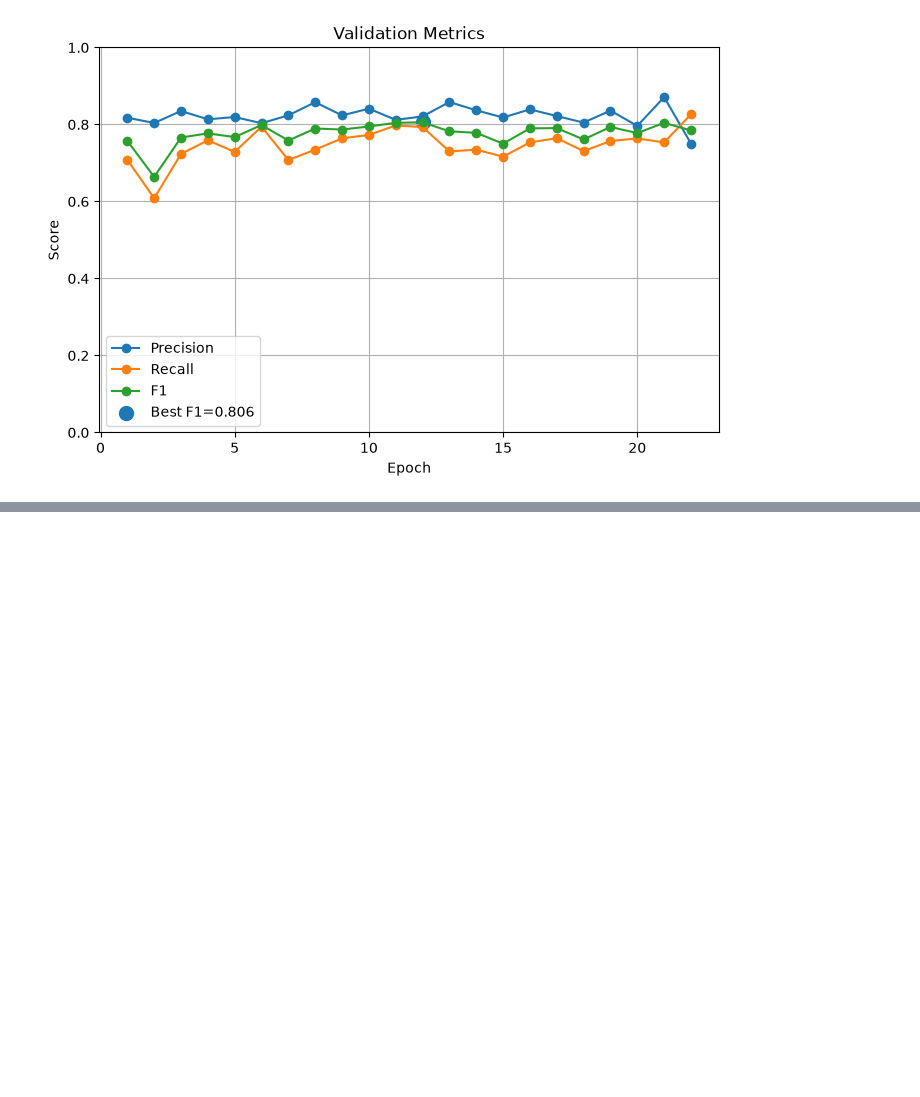
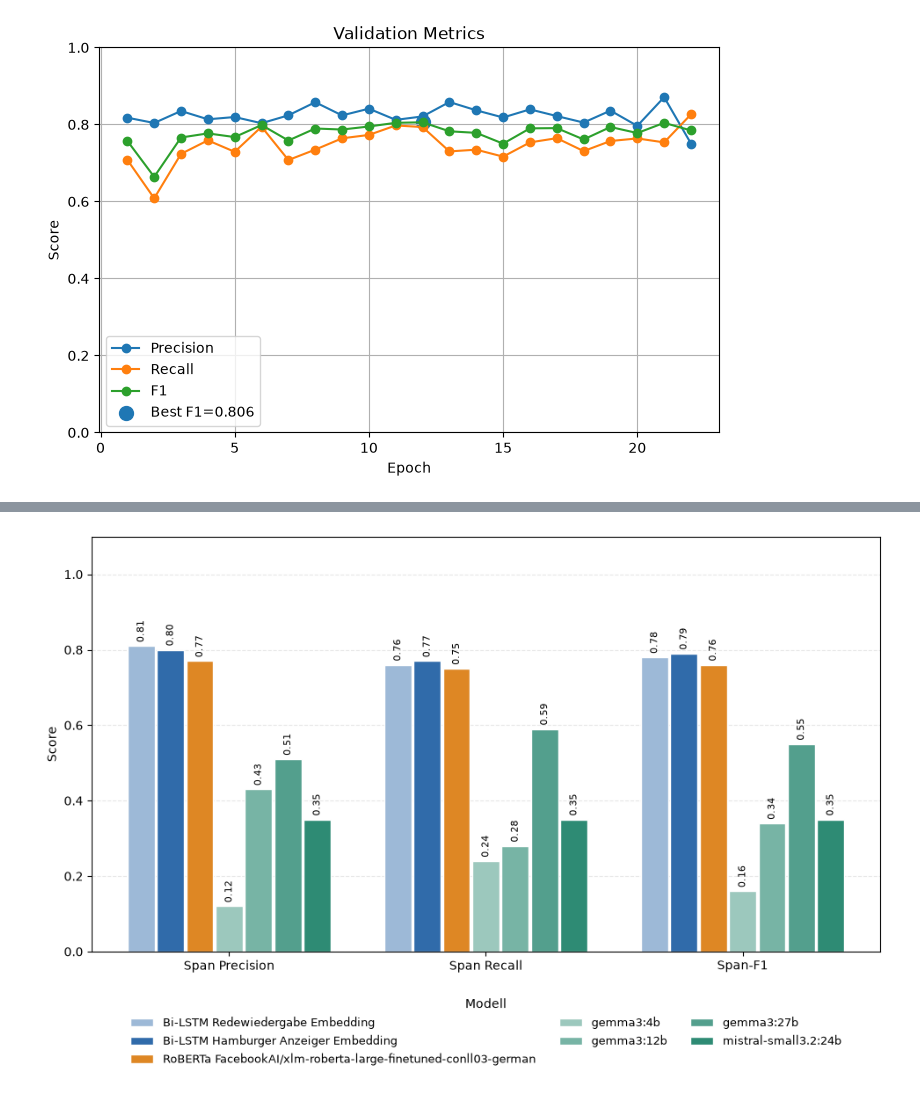
Before and after one commit to kapi1012/spatial_extraction_fairytales, a Jupyter notebook: evaluation/plotting.ipynb, the cells around one changed output, grey strips where cells are left out. Saved outputs shown, nothing was run; the diff lists cells and outputs as text; code cells hidden in the pictures; blank space fills up the shorter version.

Commit message:
plotting metrics

```diff
--- a/evaluation/plotting.ipynb
+++ b/evaluation/plotting.ipynb
@@ -84,0 +123,20 @@ plot_val_metrics(history)
+# %%
+roberta_test_path = Path("../transformer/test_results/2026_10_14-14_46_21_test_results.json")
+
+with roberta_test_path.open("r", encoding="utf-8") as f:
+    roberta_test = json.load(f)
+
+span = roberta_test["test_results"]["span_metrics"]
+
+roberta_test_metrics = {
+    "model": "RoBERTa FacebookAI/xlm-roberta-large-finetuned-conll03-german",
+    "span_precision": round(float(span["precision"]), 2),
+    "span_recall": round(float(span["recall"]), 2),
+    "span_f1": round(float(span["f1"]), 2),
+}
+
+out_path = Path("../evaluation/roberta_span_metrics.json")
+out_path.write_text(
+    json.dumps(roberta_test_metrics, ensure_ascii=False, indent=2),
+    encoding="utf-8"
+)
@@ -84,0 +249,67 @@ plot_val_metrics(history)
+# %%
+def plot_span_metrics(results):
+    n_models = len(results)
+    x = np.arange(len(METRICS))
+
+    bar_width = min(0.8 / n_models, 0.22)
+    offsets = (
+        np.arange(n_models) - (n_models - 1) / 2
+    ) * bar_width
+
+    fig, ax = plt.subplots(
+        figsize=(max(10, 7 + n_models * 0.4), 6)
+    )
+
+    for i, (_, row) in enumerate(results.iterrows()):
+        values = [row[m] for m in METRICS]
+
+        bars = ax.bar(
+            x + offsets[i],
+            values,
+            width=bar_width * 0.92,
+            color=row["color"],
+            edgecolor="white",
+            label=f'{row["model"]}',
+        )
+
+        # Werte über den Balken anzeigen
+        for bar, value in zip(bars, values):
+            ax.annotate(
+                f"{value:.2f}",
+                (bar.get_x() + bar.get_width() / 2,
+                 bar.get_height()),
+                xytext=(0, 3),
+                textcoords="offset points",
+                ha="center",
+                va="bottom",
+                fontsize=8,
+                rotation=90 if n_models >= 5 else 0,
+            )
+
+    ax.set_xticks(x)
+    ax.set_xticklabels(METRICS)
+    ax.set_ylabel("Score")
+    ax.set_ylim(0, 1.1)
+    ax.grid(axis="y", linestyle="--", alpha=0.3)
+    ax.set_axisbelow(True)
+
+    ax.legend(
+        title="Modell",
+        bbox_to_anchor=(0.5, -0.3),
+        loc="lower center",
+        ncol=3,
+        fontsize=9.5,
+        frameon=False,
+    )
+    fig.subplots_adjust(bottom=0.30)
+
+    fig.tight_layout()
+    plt.show()
+
+
+# Ergebnisse einlesen und Plot im Notebook anzeigen
+results = load_all_files(JSON_FILES)
+
+plot_span_metrics(results)
+# %% [output]
+[figure, added]
```
Also changed, not shown: parts of 12 cells of this notebook, 5 other files.
